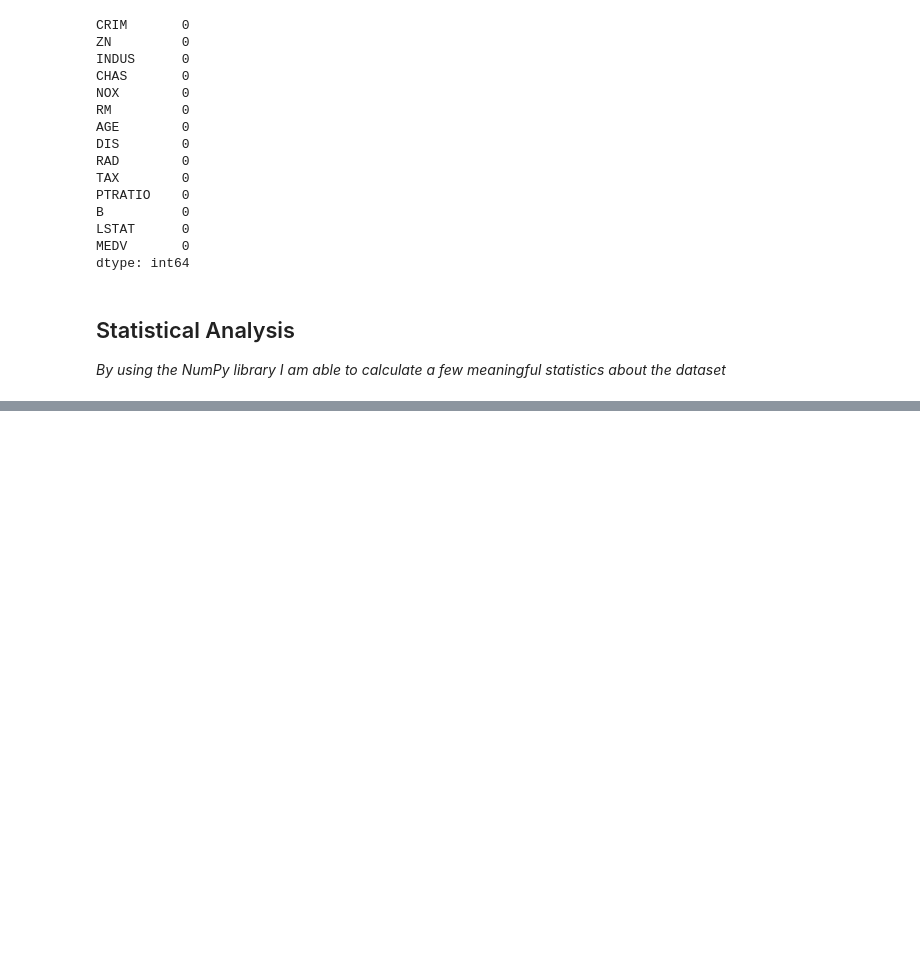
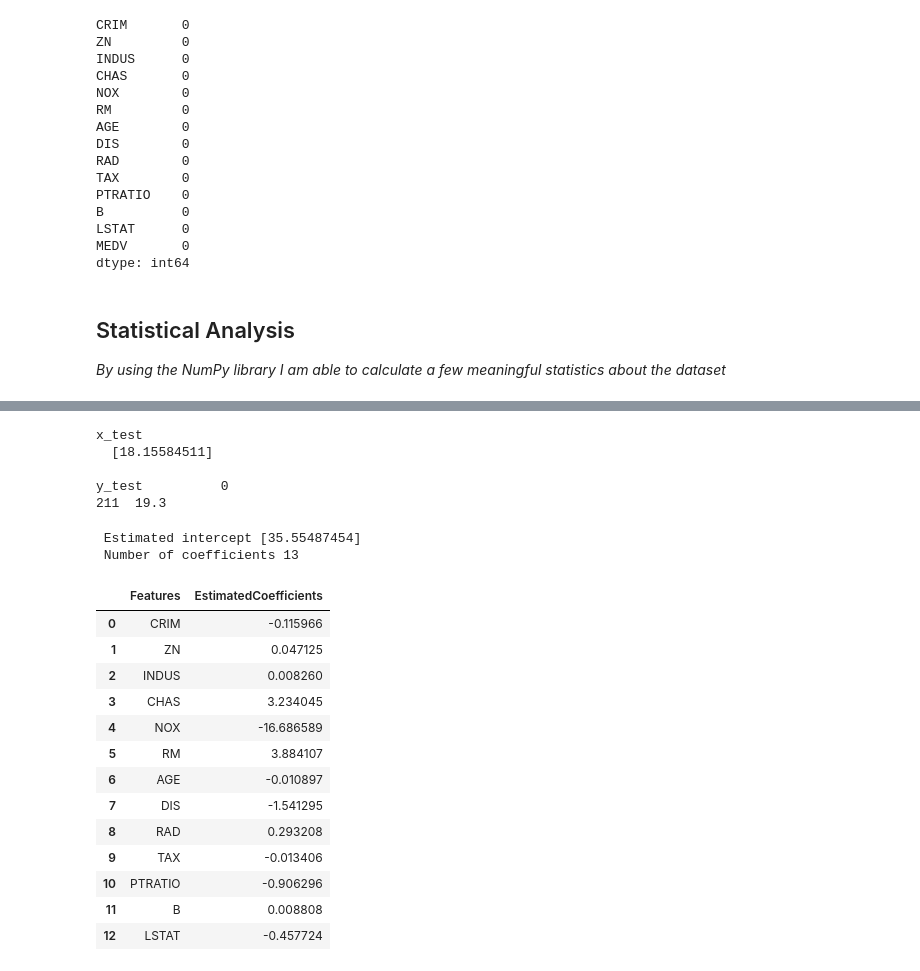
Before and after one commit to richardfeeney7/Machine-Learning-and-Statistics, a Jupyter notebook: Project2019.ipynb, the cells around one changed output, grey strips where cells are left out. Cells and saved outputs as stored; diff of their text form; code cells hidden in the pictures; blank space fills up the shorter version.

```diff
--- a/Project2019.ipynb
+++ b/Project2019.ipynb
@@ -148,0 +268,12 @@ Standard deviation : $9.19
+# %%
+# Apply regression using sklearn
+reg=linear_model.LinearRegression()
+
+# Split the data into training and testing data
+x_train, x_test, y_train, y_test = train_test_split(x, y, test_size=0.2, random_state =4) # Pass dataframe to split
+
+print(reg.fit(x_train, y_train))
+print("\n")
+
+# 13 Weights, 1 for each coefficient as this is linear regression
+print(reg.coef_)
@@ -148,0 +289,44 @@ Standard deviation : $9.19
+# %%
+# Print the intercept and number of coefficients.
+
+# Predict
+a=reg.predict(x_test)
+# print(a)  This will pint a long list but I will only use one so
+print("x_test \n ", (a[3]), "\n")
+
+# As we can see from print(a[0]) above the number is 12.07. Below we can compare with the actual value that is 16.5
+# The predictions should always be faily close
+print("y_test ", y_test[3:4])
+# %% [output]
+x_test
+  [18.15584511]
+
+y_test          0
+211  19.3
+# %%
+# Print the intercept and number of coefficients
+print(" Estimated intercept", reg.intercept_)
+
+print(" Number of coefficients", len(reg.coef_[0]))
+# %% [output]
+ Estimated intercept [35.55487454]
+ Number of coefficients 13
+# %%
+# Construct a data frame that contains features and estimated coefficients
+
+pd.DataFrame(zip(x.columns, reg.coef_[0]), columns = ["Features", "EstimatedCoefficients"])
+# %% [output]
+|  | Features | EstimatedCoefficients |
+| 0 | CRIM | -0.115966 |
+| 1 | ZN | 0.047125 |
+| 2 | INDUS | 0.008260 |
+| 3 | CHAS | 3.234045 |
+| 4 | NOX | -16.686589 |
+| 5 | RM | 3.884107 |
+| 6 | AGE | -0.010897 |
+| 7 | DIS | -1.541295 |
+| 8 | RAD | 0.293208 |
+| 9 | TAX | -0.013406 |
+| 10 | PTRATIO | -0.906296 |
+| 11 | B | 0.008808 |
+| 12 | LSTAT | -0.457724 |
```
Also changed, not shown: parts of 14 cells of this notebook, 1 other file.
